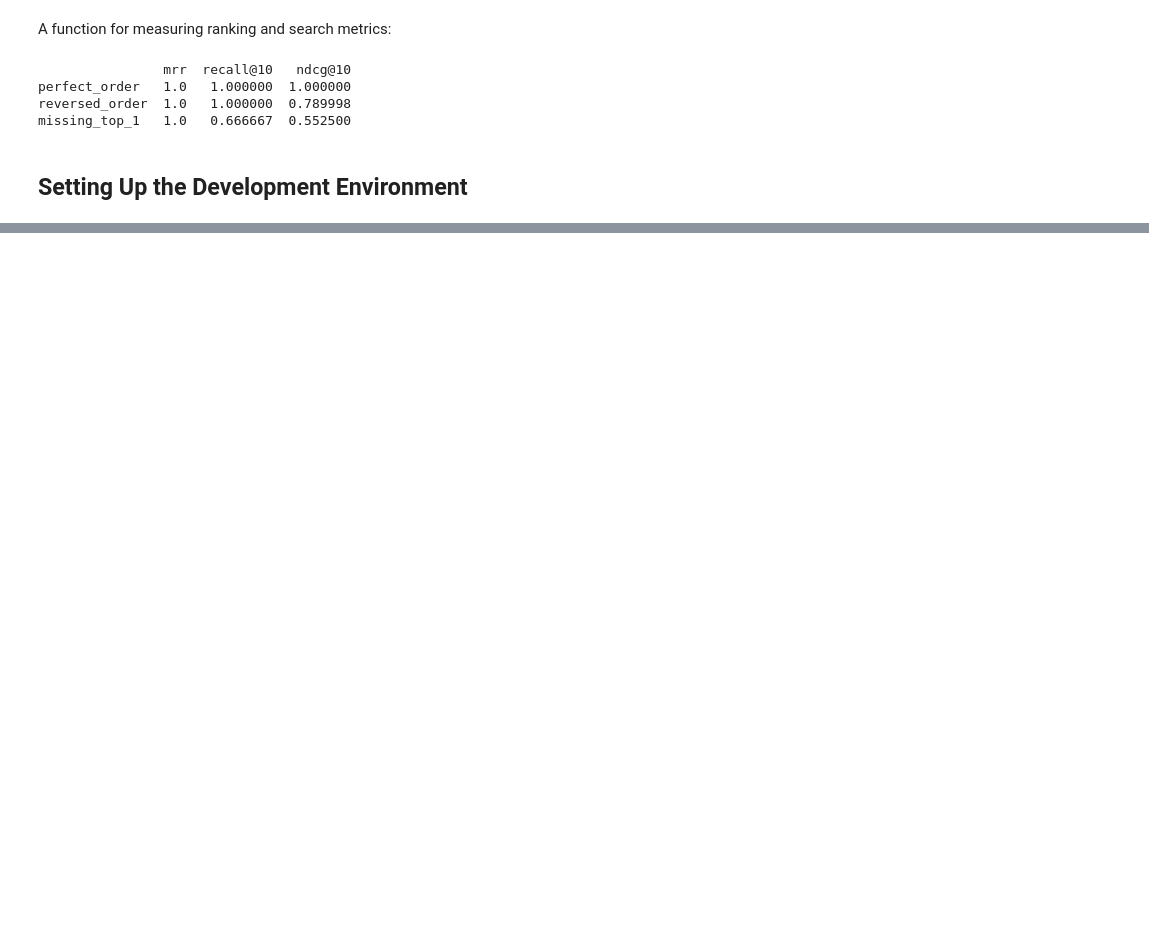
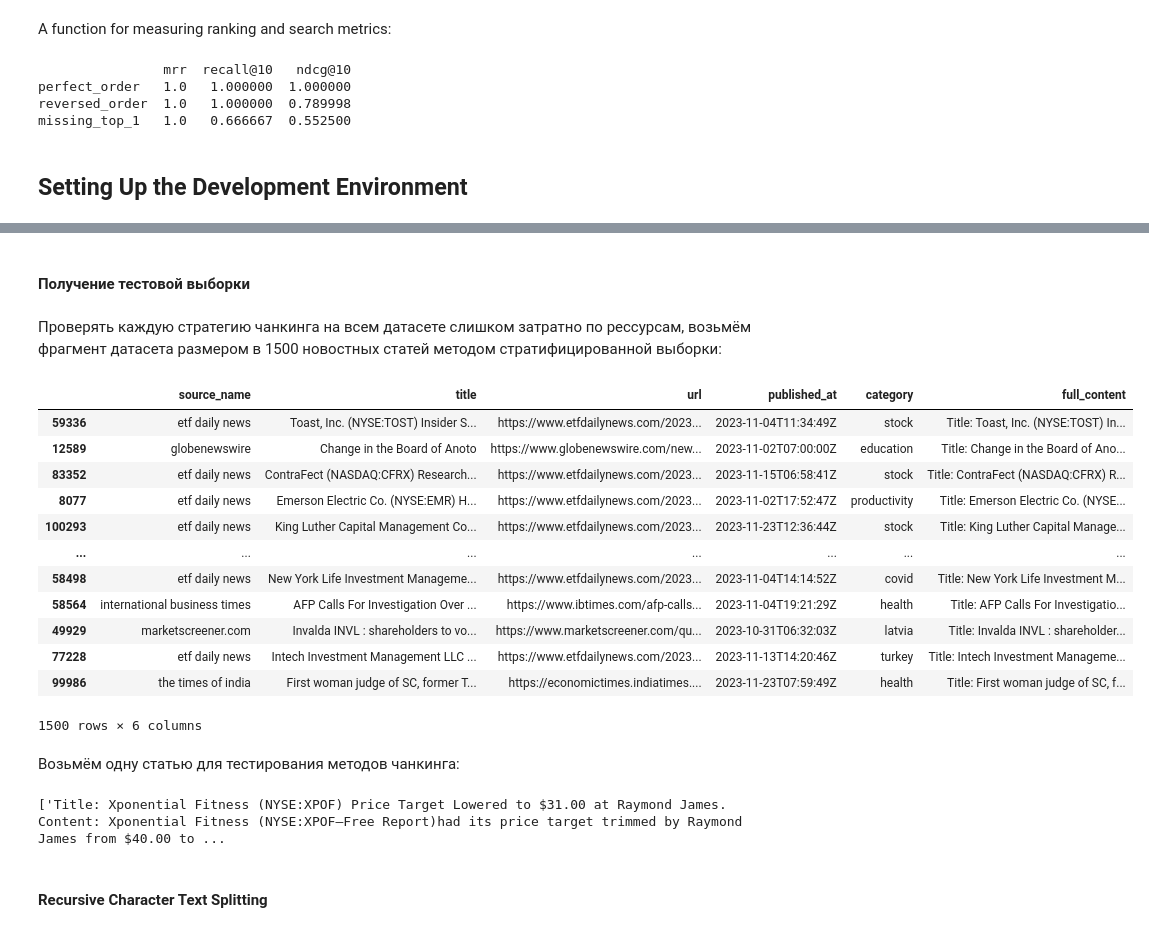
Before and after one commit to artyomboyko/Qdrant_Final_Project, a Jupyter notebook: app/Final_Project.ipynb, the cells around one changed output, grey strips where cells are left out. Cells and saved outputs as stored; diff of their text form; code cells hidden in the pictures; blank space fills up the shorter version.

```diff
--- a/app/Final_Project.ipynb
+++ b/app/Final_Project.ipynb
@@ -470,0 +536,43 @@ Connect to the local Qdrant storage:
+# %% [markdown]
+#### Получение тестовой выборки
+# %% [markdown]
+Проверять каждую стратегию чанкинга на всем датасете слишком затратно по рессурсам, возьмём фрагмент датасета размером в 1500 новостных статей методом стратифицированной выборки:
+# %%
+import pandas as pd
+from sklearn.model_selection import train_test_split
+
+dataset = pd.read_parquet("dataset.parquet.gzip")
+
+sample_size = 1500
+
+samples, _ = train_test_split(
+    dataset,
+    train_size=(sample_size / len(dataset)),
+    stratify=dataset['category'],  # Ключевой параметр для баланса категорий
+    random_state=42           # Фиксируем результат для воспроизводимости
+)
+
+samples
+# %% [output]
+|  | source_name | title | url | published_at | category | full_content |
+| 59336 | etf daily news | Toast, Inc. (NYSE:TOST) Insider S... | https://www.etfdailynews.com/2023... | 2023-11-04T11:34:49Z | stock | Title: Toast, Inc. (NYSE:TOST) In... |
+| 12589 | globenewswire | Change in the Board of Anoto | https://www.globenewswire.com/new... | 2023-11-02T07:00:00Z | education | Title: Change in the Board of Ano... |
+| 83352 | etf daily news | ContraFect (NASDAQ:CFRX) Research... | https://www.etfdailynews.com/2023... | 2023-11-15T06:58:41Z | stock | Title: ContraFect (NASDAQ:CFRX) R... |
+| 8077 | etf daily news | Emerson Electric Co. (NYSE:EMR) H... | https://www.etfdailynews.com/2023... | 2023-11-02T17:52:47Z | productivity | Title: Emerson Electric Co. (NYSE... |
+| 100293 | etf daily news | King Luther Capital Management Co... | https://www.etfdailynews.com/2023... | 2023-11-23T12:36:44Z | stock | Title: King Luther Capital Manage... |
+| ... | ... | ... | ... | ... | ... | ... |
+| 58498 | etf daily news | New York Life Investment Manageme... | https://www.etfdailynews.com/2023... | 2023-11-04T14:14:52Z | covid | Title: New York Life Investment M... |
+| 58564 | international business times | AFP Calls For Investigation Over ... | https://www.ibtimes.com/afp-calls... | 2023-11-04T19:21:29Z | health | Title: AFP Calls For Investigatio... |
+| 49929 | marketscreener.com | Invalda INVL : shareholders to vo... | https://www.marketscreener.com/qu... | 2023-10-31T06:32:03Z | latvia | Title: Invalda INVL : shareholder... |
+| 77228 | etf daily news | Intech Investment Management LLC ... | https://www.etfdailynews.com/2023... | 2023-11-13T14:20:46Z | turkey | Title: Intech Investment Manageme... |
+| 99986 | the times of india | First woman judge of SC, former T... | https://economictimes.indiatimes.... | 2023-11-23T07:59:49Z | health | Title: First woman judge of SC, f... |
+1500 rows × 6 columns
+# %% [markdown]
+Возьмём одну статью для тестирования методов чанкинга:
+# %%
+article = [dataset.loc[74616, 'full_content']]
+article
+# %% [output]
+['Title: Xponential Fitness (NYSE:XPOF) Price Target Lowered to $31.00 at Raymond James. Content: Xponential Fitness (NYSE:XPOF–Free Report)had its price target trimmed by Raymond James from $40.00 to ...
+# %% [markdown]
+#### Recursive Character Text Splitting
```
Also changed, not shown: parts of 38 cells of this notebook, 3 other files.
